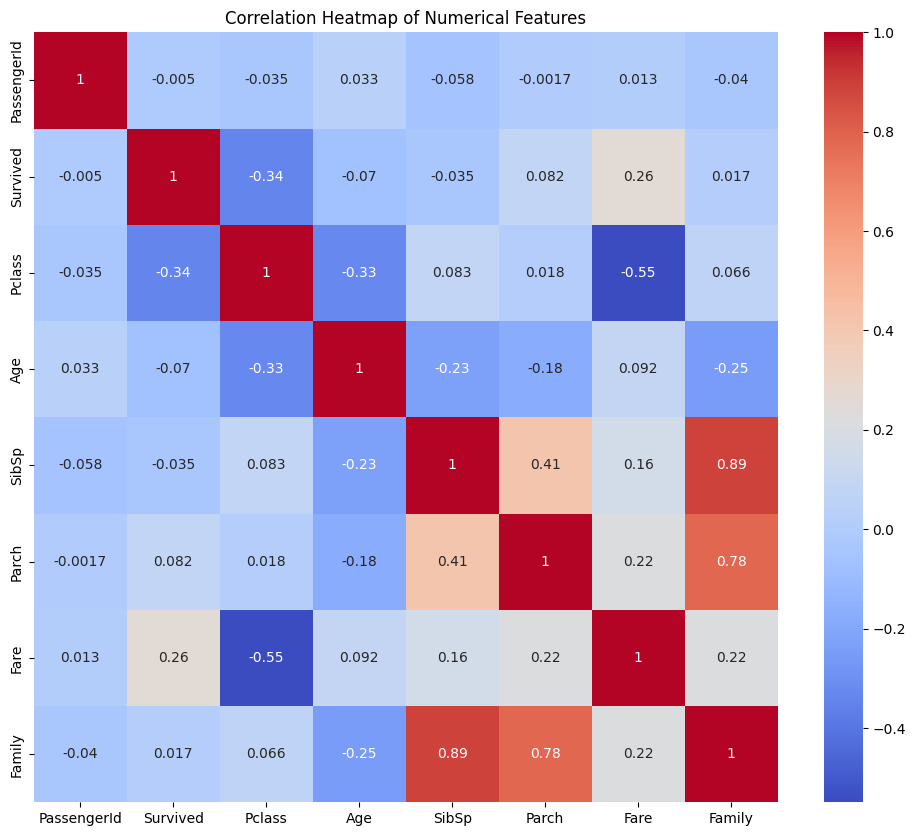
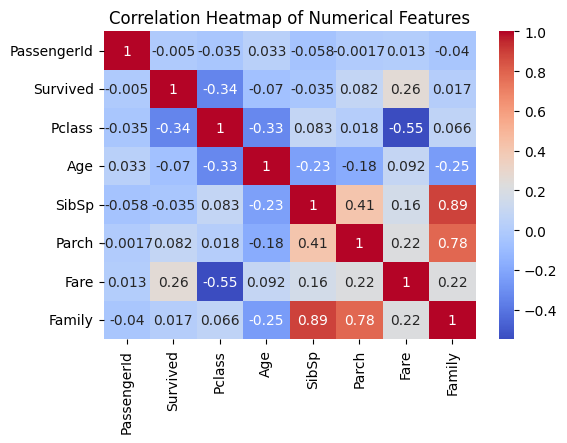
The change to this notebook cell's code, shown as a diff; its figure went from the first image to the second:
--- before
+++ after
@@ -3,5 +3,5 @@
 # Heatmap of correlations
 
-plt.figure(figsize=(12,10))
+plt.figure(figsize=(6,4))
 sns.heatmap(df.corr(numeric_only=True), annot=True, cmap='coolwarm')
 plt.title('Correlation Heatmap of Numerical Features')

Commit: Created using Colab